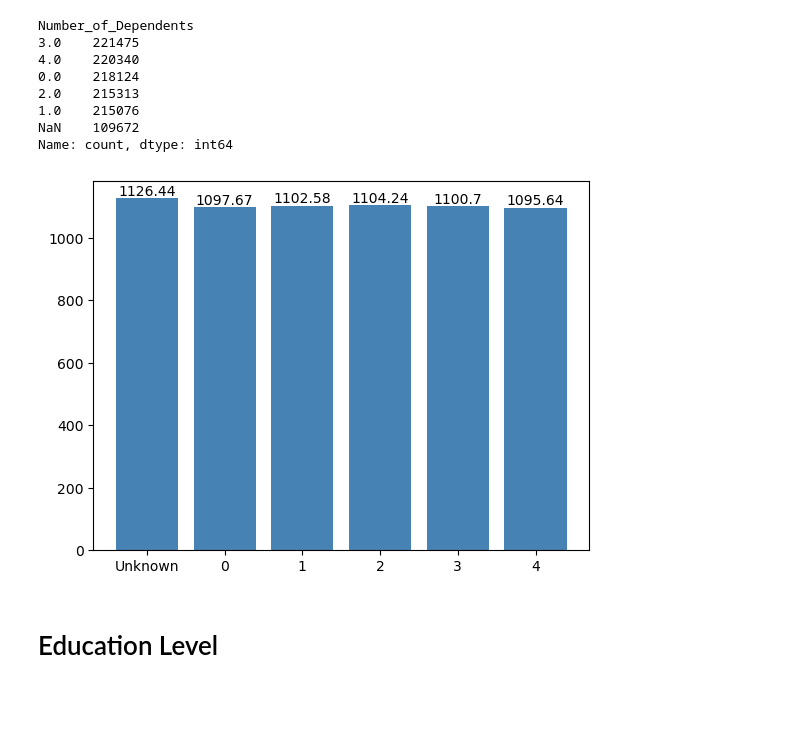
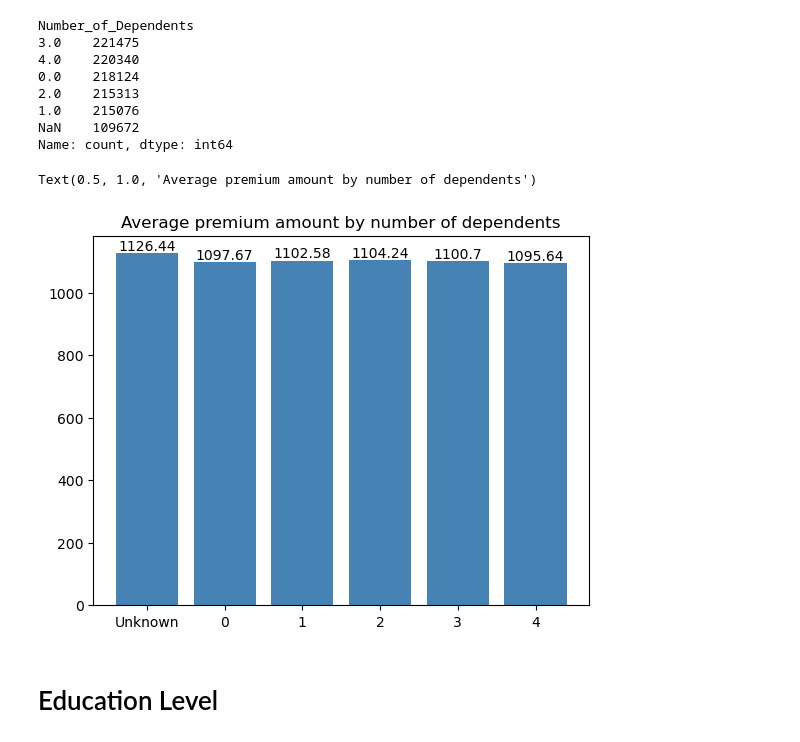
Before and after one commit to mbyczyns/Insurance---MachineLearning, a Jupyter notebook: eda-kopia.ipynb, the cells around one changed output. Saved outputs shown, nothing was run; the diff lists cells and outputs as text; code cells hidden in the pictures; blank space fills up the shorter version.

```diff
--- a/eda-kopia.ipynb
+++ b/eda-kopia.ipynb
@@ -122,17 +124,20 @@ Name: count, dtype: int64
 # %%
 df_train['Number_of_Dependents'] = df_train['Number_of_Dependents'].fillna(-1)
 dependents = df_train[['Number_of_Dependents', 'Premium_Amount']].groupby('Number_of_Dependents').mean()
 
 dependents.index = dependents.index.astype(int).astype(str)
 dependents.index = dependents.index.str.replace('-1', 'Unknown')
 
 bars = plt.bar(dependents.index, dependents['Premium_Amount'], color='steelblue')
 
 for bar in bars:
     yval = bar.get_height()
     plt.text(bar.get_x() + bar.get_width()/2, yval, round(yval, 2), ha='center', va='bottom')
+
+plt.title("Average premium amount by number of dependents")
 # %% [output]
+Text(0.5, 1.0, 'Average premium amount by number of dependents')
-[figure, old version]
+[figure, new version]
 # %% [markdown]
 # Education Level
 # %%
```
Also changed, not shown: parts of 4 cells of this notebook, 1 other file.
